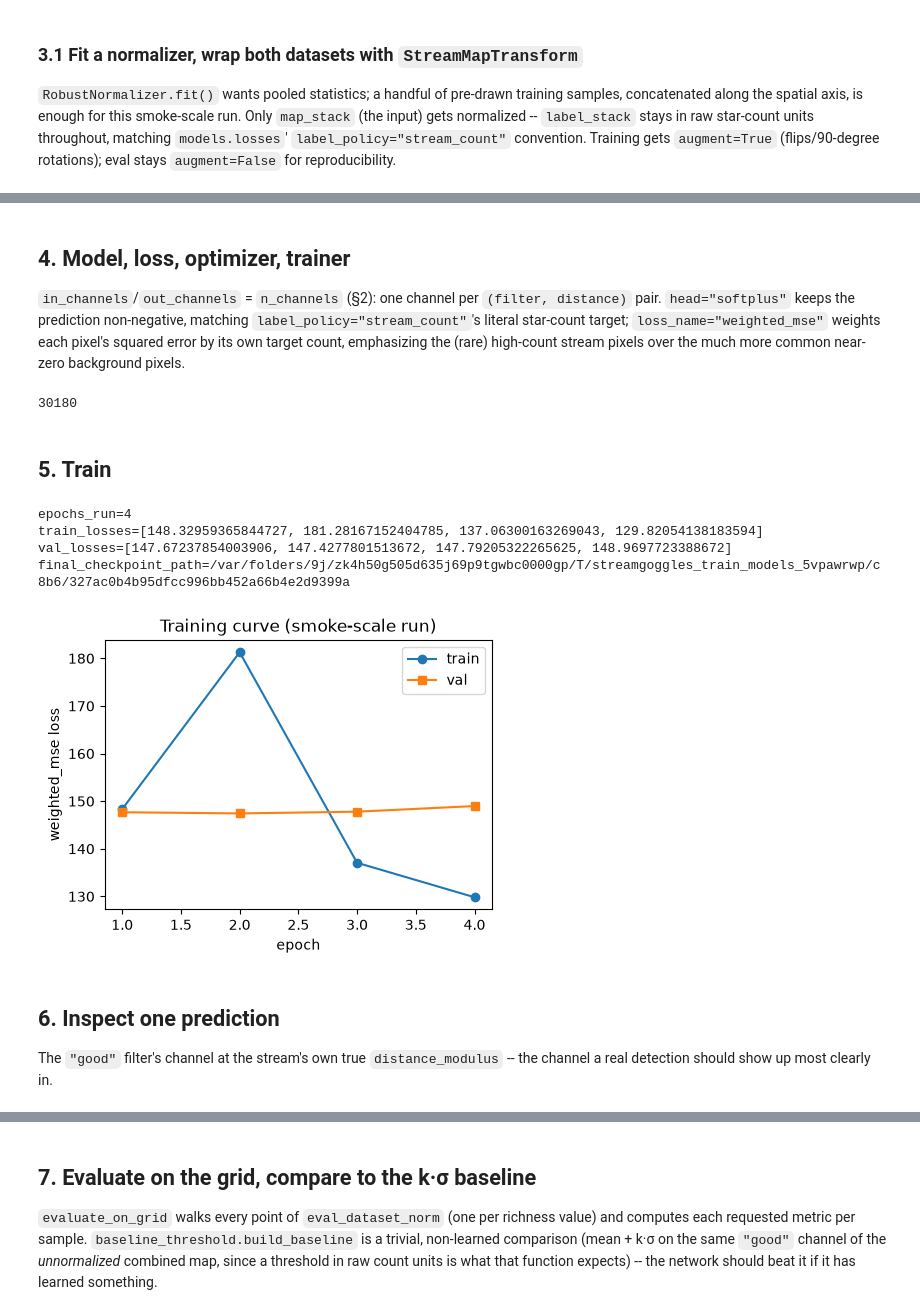
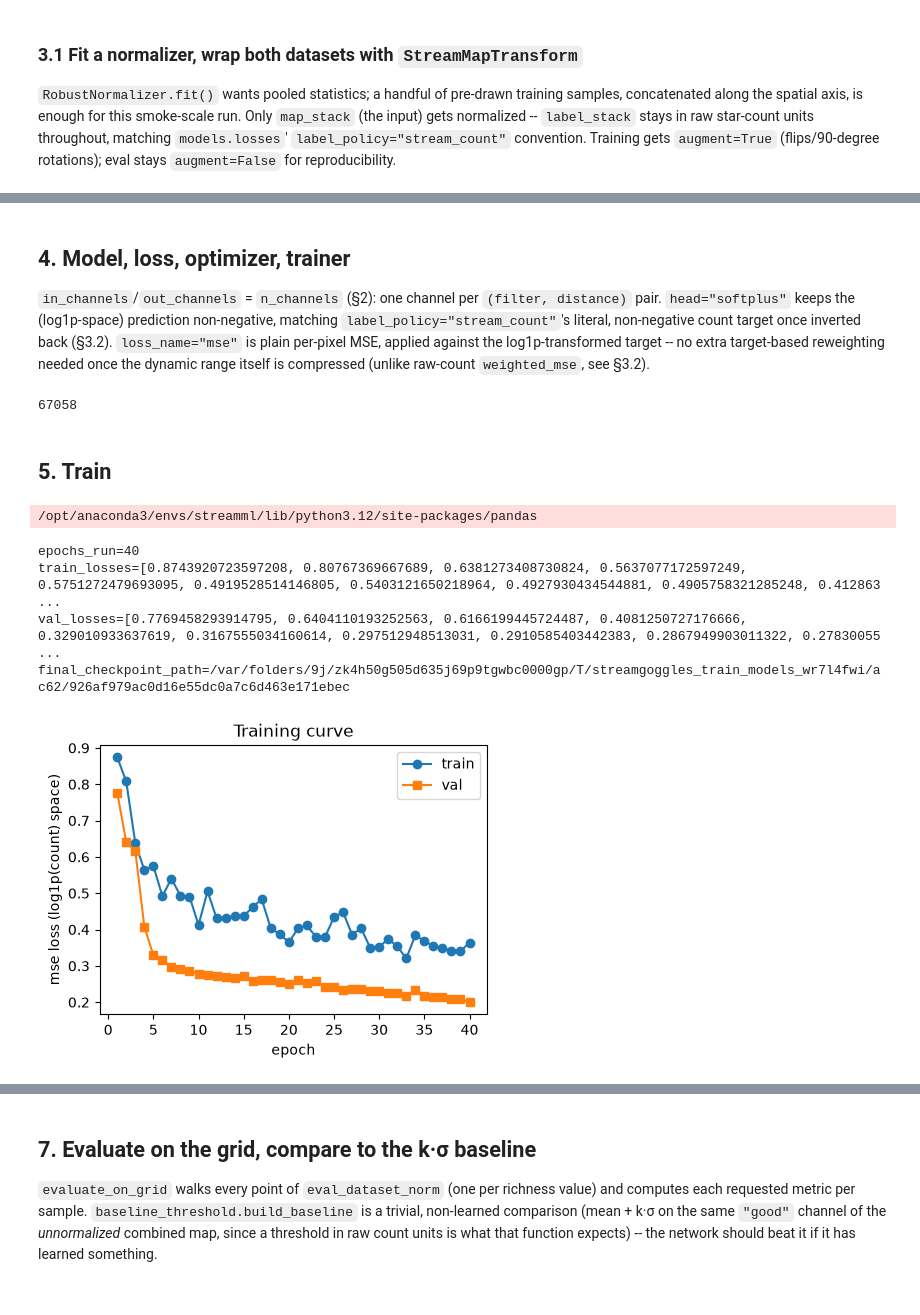
Before and after one commit to MatthieuPE/streamgoggles, a Jupyter notebook: notebooks/train_model.ipynb, the cells around one changed output, grey strips where cells are left out. Cells and saved outputs as stored; diff of their text form; code cells hidden in the pictures.

```diff
--- a/notebooks/train_model.ipynb
+++ b/notebooks/train_model.ipynb
@@ -184,7 +197,7 @@ injector = StreamInjector(
     survey=background_cfg["survey"],
     release=background_cfg["release"],
     bands=tuple(matched_filter_cfg["bands"]),
-    richness_kind="nstars",
+    richness_kind="surface_brightness",
     finalize_cfg=background_cfg["finalize"],
 )
 injector
@@ -220,7 +233,7 @@ stream_config = StreamConfig(
     params=params,
     background_fraction=train_cfg["background_fraction"],
     persist=False,
-    richness_kind="nstars",
+    richness_kind="surface_brightness",
 )
 
 sim_store = SimulationStore(tempfile.mkdtemp(prefix="streamgoggles_train_sims_"))
@@ -295,33 +390,50 @@ per-channel std:  [263.54714966 201.76725769 309.12463379 211.31636047]
 ## 4. Model, loss, optimizer, trainer
 
 `in_channels`/`out_channels` = `n_channels` (§2): one channel per
-`(filter, distance)` pair. `head="softplus"` keeps the prediction
-non-negative, matching `label_policy="stream_count"`'s literal star-count
-target; `loss_name="weighted_mse"` weights each pixel's squared error by its
-own target count, emphasizing the (rare) high-count stream pixels over the
-much more common near-zero background pixels.
+`(filter, distance)` pair. `head="softplus"` keeps the (log1p-space)
+prediction non-negative, matching `label_policy="stream_count"`'s literal,
+non-negative count target once inverted back (§3.2). `loss_name="mse"` is
+plain per-pixel MSE, applied against the log1p-transformed target -- no
+extra target-based reweighting needed once the dynamic range itself is
+compressed (unlike raw-count `weighted_mse`, see §3.2).
 # %%
 torch.manual_seed(SEED)
 model = UNet(in_channels=n_channels, out_channels=n_channels, **model_cfg)
+
+# Data-informed bias init (§3.2): start the model's output at the
+# per-channel target's own scale instead of the default near-zero init.
+with torch.no_grad():
+    model.head_conv.bias.copy_(torch.from_numpy(log_label_means.astype(np.float32)))
+    model.head_conv.weight.zero_()
+
 optimizer = torch.optim.Adam(model.parameters(), lr=train_cfg["lr"])
 loss_fn = get_loss(train_cfg["loss_name"])
 trainer = PlainTrainer(model=model, optimizer=optimizer, loss_fn=loss_fn, device="cpu")
 sum(p.numel() for p in model.parameters())
 # %% [output]
-30180
+67058
 # %% [markdown]
 ## 5. Train
 # %%
 train_dl = DataLoader(
-    train_dataset_norm, batch_size=train_cfg["batch_size"], collate_fn=stream_map_collate_fn
+    train_dataset_log, batch_size=train_cfg["batch_size"], collate_fn=stream_map_collate_fn
 )
 val_dl = DataLoader(
-    eval_dataset_norm, batch_size=train_cfg["batch_size"], collate_fn=stream_map_collate_fn
+    eval_dataset_log, batch_size=train_cfg["batch_size"], collate_fn=stream_map_collate_fn
 )
 
 model_store = ModelStore(tempfile.mkdtemp(prefix="streamgoggles_train_models_"))
+# model_config describes the INNER (log1p-space) UNet -- exactly what
+# ModelStore.load_model(UNet, ...) needs to reconstruct it. target_space is
+# just informational, a reminder that this checkpoint needs ExpM1Wrapper
+# around it to produce real counts again.
 model_config = dict(in_channels=n_channels, out_channels=n_channels, **model_cfg)
-run_config = {"model_config": model_config, "loss_name": train_cfg["loss_name"], "seed": SEED}
+run_config = {
+    "model_config": model_config,
+    "loss_name": train_cfg["loss_name"],
+    "target_space": "log1p_count",
+    "seed": SEED,
+}
 
 result = trainer.train(
     train_dl,
@@ -336,24 +448,20 @@ print(f"train_losses={result['train_losses']}")
 print(f"val_losses={result['val_losses']}")
 print(f"final_checkpoint_path={result['final_checkpoint_path']}")
 # %% [output]
-epochs_run=4
-train_losses=[148.32959365844727, 181.28167152404785, 137.06300163269043, 129.82054138183594]
-val_losses=[147.67237854003906, 147.4277801513672, 147.79205322265625, 148.9697723388672]
-final_checkpoint_path=/var/folders/9j/zk4h50g505d635j69p9tgwbc0000gp/T/streamgoggles_train_models_5vpawrwp/c8b6/327ac0b4b95dfcc996bb452a66b4e2d9399a
+/opt/anaconda3/envs/streamml/lib/python3.12/site-packages/pandas
+epochs_run=40
+train_losses=[0.8743920723597208, 0.80767369667689, 0.6381273408730824, 0.5637077172597249, 0.5751272479693095, 0.4919528514146805, 0.5403121650218964, 0.4927930434544881, 0.4905758321285248, 0.412863 ...
+val_losses=[0.7769458293914795, 0.6404110193252563, 0.6166199445724487, 0.4081250727176666, 0.329010933637619, 0.3167555034160614, 0.297512948513031, 0.2910585403442383, 0.2867949903011322, 0.27830055 ...
+final_checkpoint_path=/var/folders/9j/zk4h50g505d635j69p9tgwbc0000gp/T/streamgoggles_train_models_wr7l4fwi/ac62/926af979ac0d16e55dc0a7c6d463e171ebec
 # %%
 fig, ax = plt.subplots(figsize=(5, 3.5))
 epochs_axis = np.arange(1, train_cfg["epochs"] + 1)
 ax.plot(epochs_axis, result["train_losses"], marker="o", label="train")
 ax.plot(epochs_axis, result["val_losses"], marker="s", label="val")
 ax.set_xlabel("epoch")
-ax.set_ylabel(f"{train_cfg['loss_name']} loss")
-ax.set_title("Training curve (smoke-scale run)")
+ax.set_ylabel(f"{train_cfg['loss_name']} loss (log1p(count) space)")
+ax.set_title("Training curve")
 ax.legend()
 plt.show()
 # %% [output]
-[figure, old version]
+[figure, new version]
-# %% [markdown]
-## 6. Inspect one prediction
-
-The `"good"` filter's channel at the stream's own true `distance_modulus` --
-the channel a real detection should show up most clearly in.
```
Also changed, not shown: parts of 12 cells of this notebook, 11 other files.
